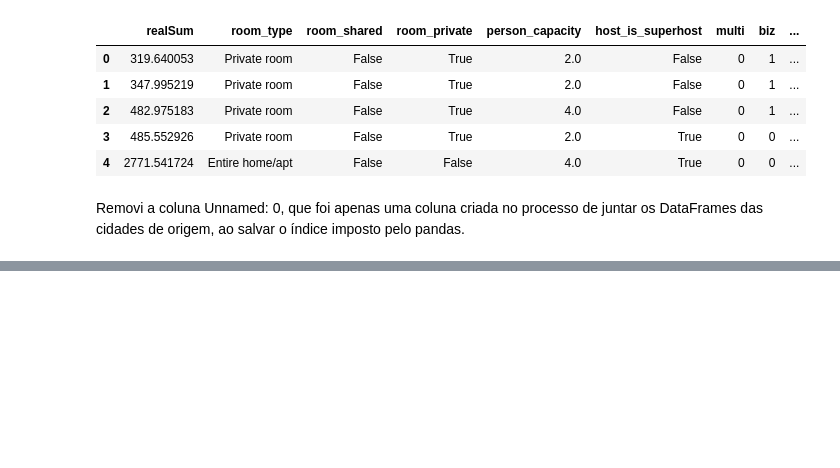
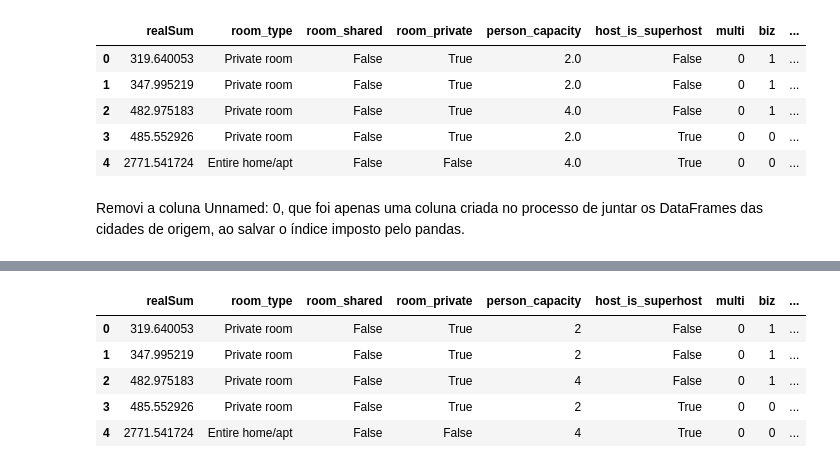
Before and after one commit to walleceoli/airbnb-europe-insights-, a Jupyter notebook: analise.ipynb, the cells around one changed output, grey strips where cells are left out. Cells and saved outputs as stored; diff of their text form; code cells hidden in the pictures; blank space fills up the shorter version.

```diff
--- a/analise.ipynb
+++ b/analise.ipynb
@@ -296,0 +427,2 @@ Removi a coluna Unnamed: 0, que foi apenas uma coluna criada no processo de junt
+# %%
+df_dados_FimDeSemana['person_capacity'] = df_dados_FimDeSemana['person_capacity'].convert_dtypes('int')
@@ -296,0 +450,2 @@ Removi a coluna Unnamed: 0, que foi apenas uma coluna criada no processo de junt
+# %%
+df_dados_FimDeSemana['cleanliness_rating'] = df_dados_FimDeSemana['cleanliness_rating'].convert_dtypes('int')
@@ -296,0 +488,9 @@ Removi a coluna Unnamed: 0, que foi apenas uma coluna criada no processo de junt
+# %%
+df_dados_FimDeSemana.head()
+# %% [output]
+|  | realSum | room_type | room_shared | room_private | person_capacity | host_is_superhost | multi | biz | ... |
+| 0 | 319.640053 | Private room | False | True | 2 | False | 0 | 1 | ... |
+| 1 | 347.995219 | Private room | False | True | 2 | False | 0 | 1 | ... |
+| 2 | 482.975183 | Private room | False | True | 4 | False | 0 | 1 | ... |
+| 3 | 485.552926 | Private room | False | True | 2 | True | 0 | 0 | ... |
+| 4 | 2771.541724 | Entire home/apt | False | False | 4 | True | 0 | 0 | ... |
```
Also changed, not shown: parts of 27 cells of this notebook.
